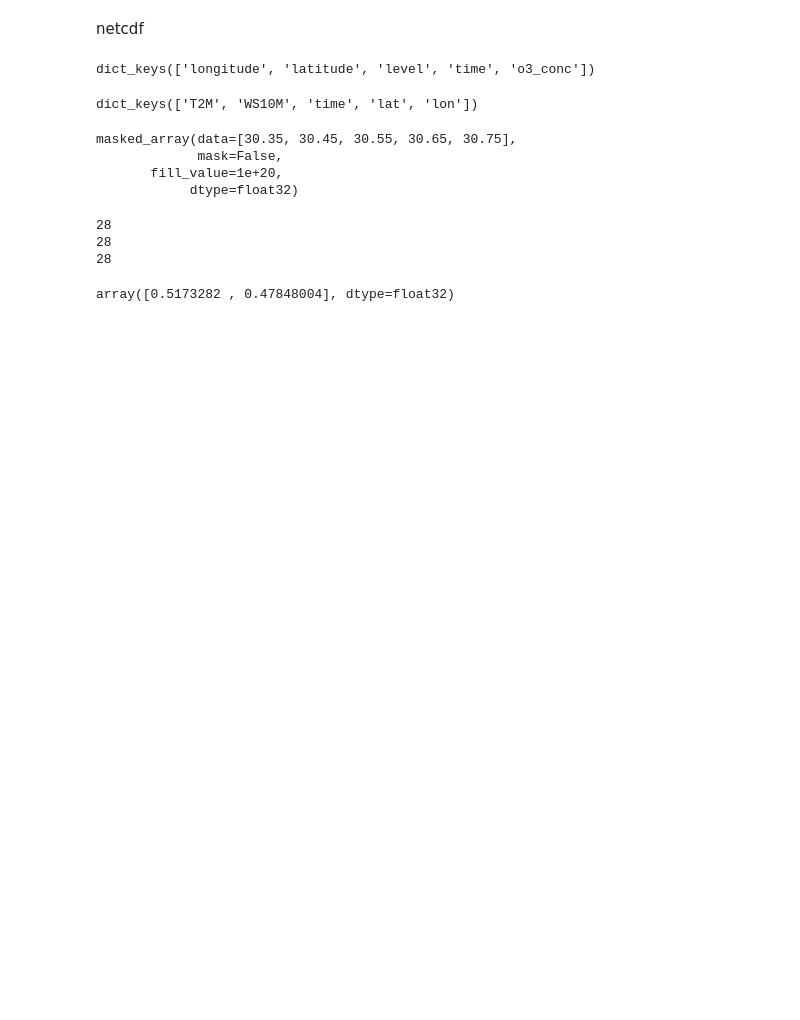
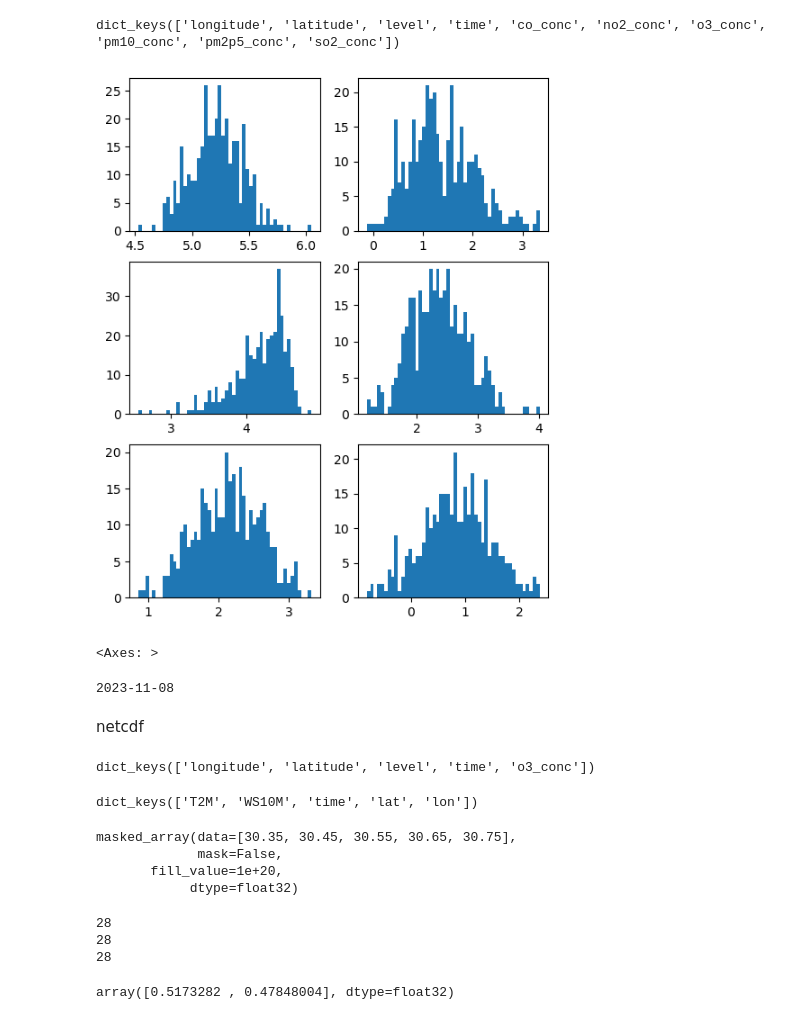
Before and after one commit to ItyTell/Modeling-the-distribution-of-harmful-emissions-in-the-atmosphere, a Jupyter notebook: main.ipynb, the cells around one changed output. Saved outputs shown, nothing was run; the diff lists cells and outputs as text; code cells hidden in the pictures; blank space fills up the shorter version.

Commit message:
histograms + data

```diff
--- a/main.ipynb
+++ b/main.ipynb
@@ -27 +20,3 @@ Your kernel may have been built without NUMA support.
 Your kernel may have been built without NUMA support.
+# %%
+ds = nc.Dataset('data/4/adaptor.cams_regional_fc.retrieve-1716019478.8230424-19030-9-641f1c8d-5acb-4368-ba1f-f0fb747895f2.nc')
@@ -27,0 +38,4 @@ Your kernel may have been built without NUMA support.
+# %%
+ds.variables.keys()
+# %% [output]
+dict_keys(['longitude', 'latitude', 'level', 'time', 'co_conc', 'no2_conc', 'o3_conc', 'pm10_conc', 'pm2p5_conc', 'so2_conc'])
@@ -28,3 +46,22 @@ Your kernel may have been built without NUMA support.
+# %%
+fig, axes = plt.subplots(3, 2, figsize=(6, 7.5))
+polut = ['co_conc', 'no2_conc', 'o3_conc', 'pm10_conc', 'pm2p5_conc', 'so2_conc']
+
+for i, ax in enumerate(axes.flat):
+    ax.hist(np.log(ds.variables[polut[i]][:, 0, 0, 0 ]), bins=50)
+plt.show()
+# %% [output]
+[figure, added]
+# %%
+axes.flat[1]
+# %% [output]
+<Axes: >
+# %%
+for i in range(367):
+    if np.log(ds.variables['co_conc'][i, 0, 0, 0]) > 6:
+        print(time[i])
+# %% [output]
+2023-11-08
 # %% [markdown]
 netcdf
 # %%
```
Also changed, not shown: parts of 4 cells of this notebook, 2 other files.
